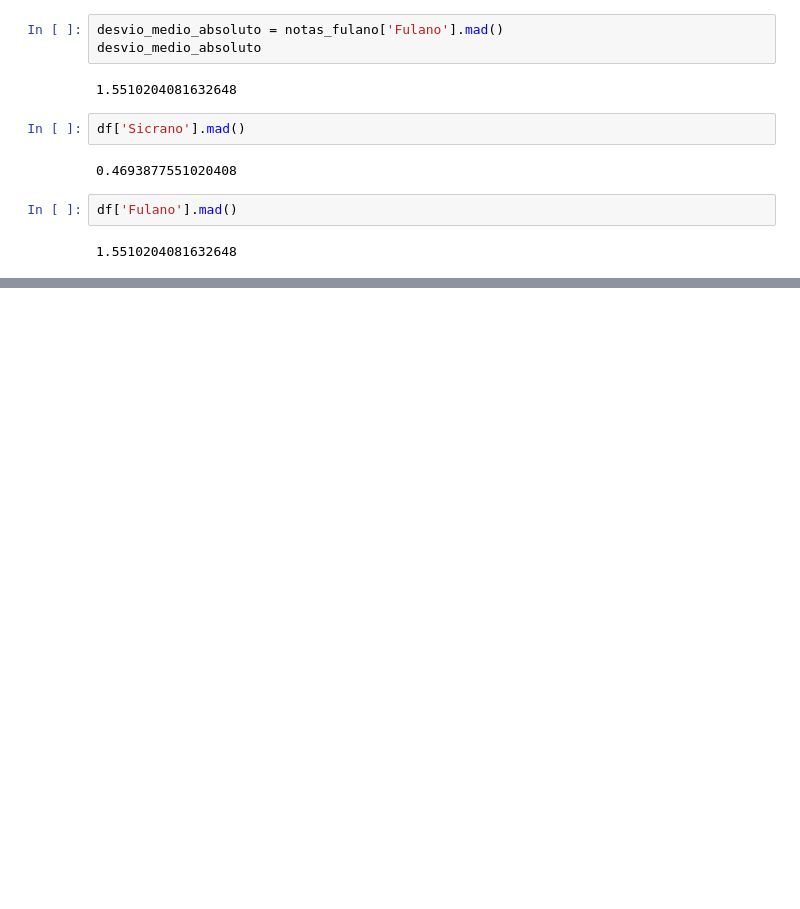
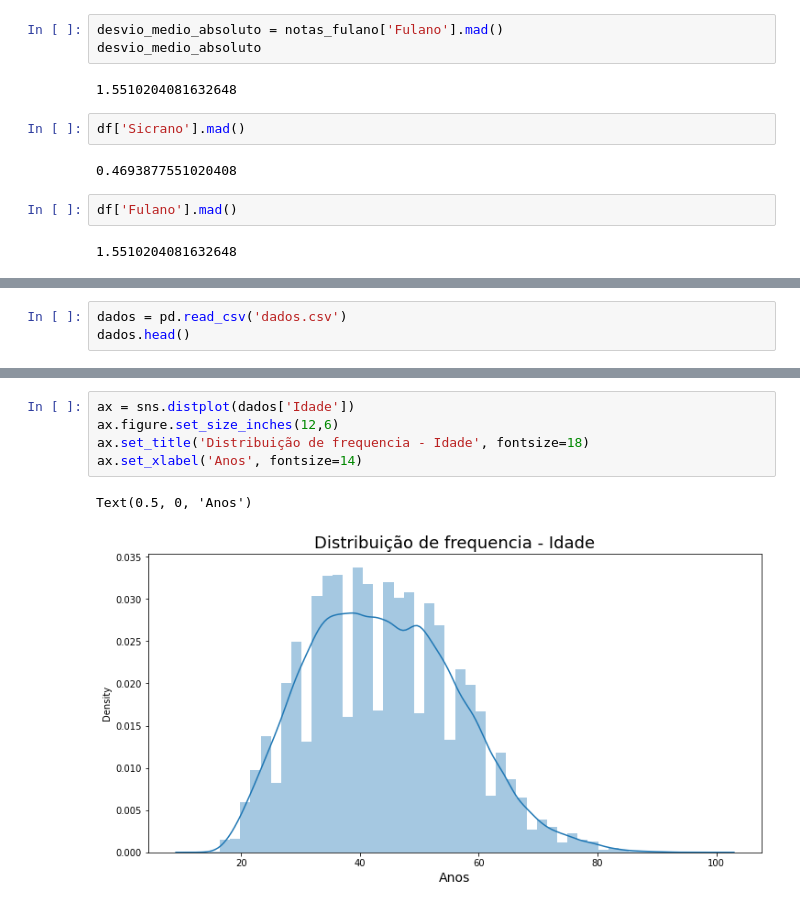
Before and after one commit to andrade-lcs/Data_Science_alura, a Jupyter notebook: alura_estatistica_básica.ipynb, the cells around one changed output, grey strips where cells are left out. Cells and saved outputs as stored; diff of their text form; blank space fills up the shorter version.

```diff
--- a/alura_estatistica_básica.ipynb
+++ b/alura_estatistica_básica.ipynb
@@ -871,0 +984,3 @@ df['Fulano'].mad()
+# %%
+dados = pd.read_csv('dados.csv')
+dados.head()
@@ -871,0 +1050,8 @@ df['Fulano'].mad()
+# %%
+ax = sns.distplot(dados['Idade'])
+ax.figure.set_size_inches(12,6)
+ax.set_title('Distribuição de frequencia - Idade', fontsize=18)
+ax.set_xlabel('Anos', fontsize=14)
+# %% [output]
+Text(0.5, 0, 'Anos')
+[figure, added]
```
Also changed, not shown: parts of 51 cells of this notebook.
